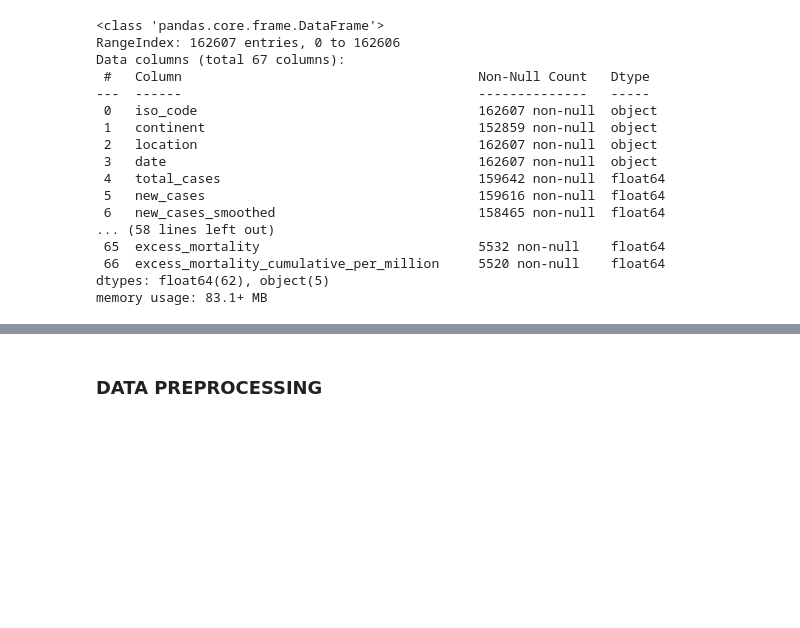
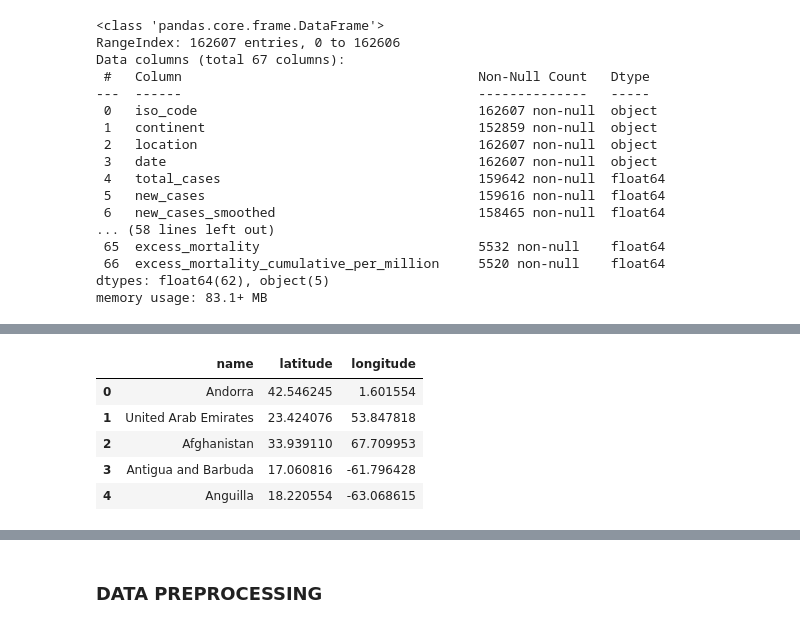
Before and after one commit to davidehosein/COVID-19-Analysis, a Jupyter notebook: covid_19_analysis.ipynb, the cells around one changed output, grey strips where cells are left out. Drawn from its saved outputs; the diff is of its cells as text; code cells hidden in the pictures; blank space fills up the shorter version.

```diff
--- a/covid_19_analysis.ipynb
+++ b/covid_19_analysis.ipynb
@@ -191,0 +195,9 @@ df.describe(include='all') # Displays statistical information about the columns
+# %%
+coordinates_df.head() # Displays the first 5 rows of the DataFrame.
+# %% [output]
+|  | name | latitude | longitude |
+| 0 | Andorra | 42.546245 | 1.601554 |
+| 1 | United Arab Emirates | 23.424076 | 53.847818 |
+| 2 | Afghanistan | 33.939110 | 67.709953 |
+| 3 | Antigua and Barbuda | 17.060816 | -61.796428 |
+| 4 | Anguilla | 18.220554 | -63.068615 |
```
Also changed, not shown: parts of 34 cells of this notebook, 1 other file.
